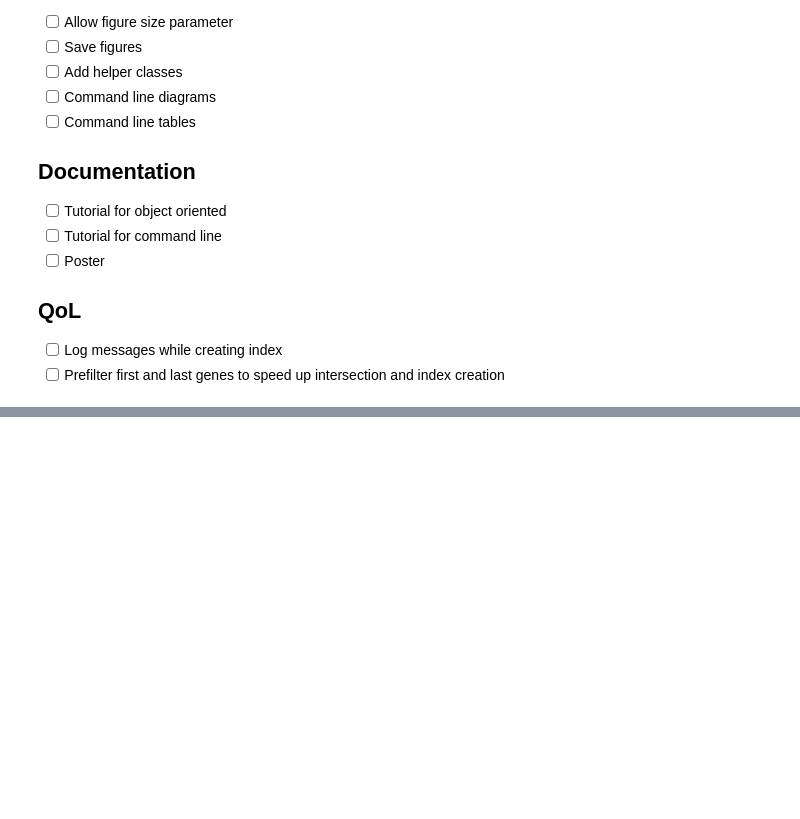
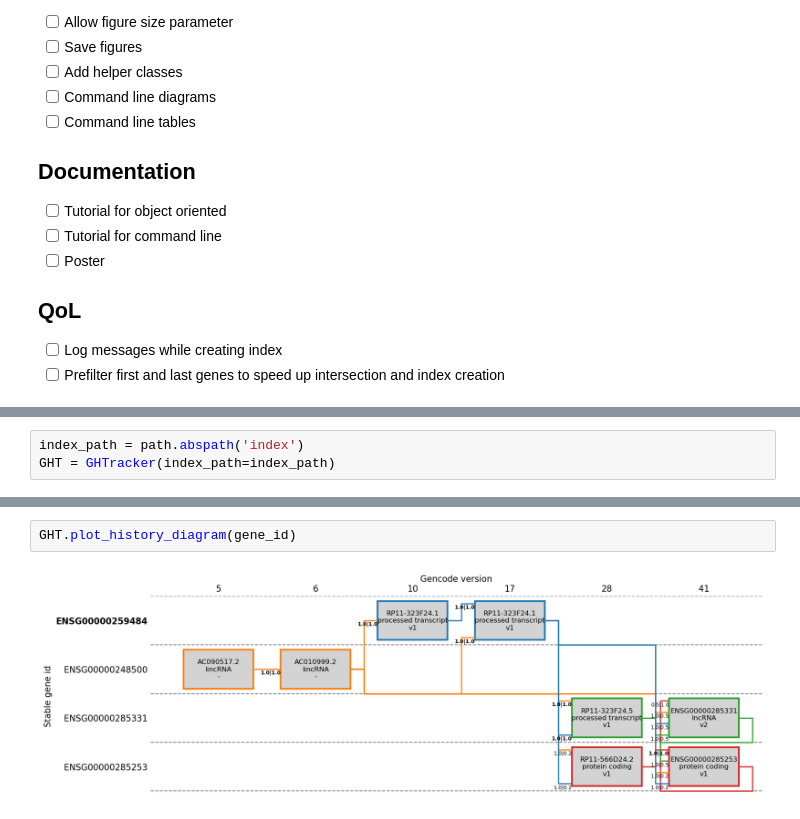
Before and after one commit to HugoGuillen/genehtracker, a Jupyter notebook: dev_v2.ipynb, the cells around one changed output, grey strips where cells are left out. Saved outputs shown, nothing was run; the diff lists cells and outputs as text; blank space fills up the shorter version.

```diff
--- a/dev_v2.ipynb
+++ b/dev_v2.ipynb
@@ -679,0 +904,3 @@ def plot_tracks(gene_id,DFG,G,DFC,overlap_thr = 0.1,dpi=150):
+# %%
+index_path = path.abspath('index')
+GHT = GHTracker(index_path=index_path)
@@ -679,0 +951,4 @@ def plot_tracks(gene_id,DFG,G,DFC,overlap_thr = 0.1,dpi=150):
+# %%
+GHT.plot_history_diagram(gene_id)
+# %% [output]
+[figure, added]
```
Also changed, not shown: parts of 26 cells of this notebook, 8 other files.
